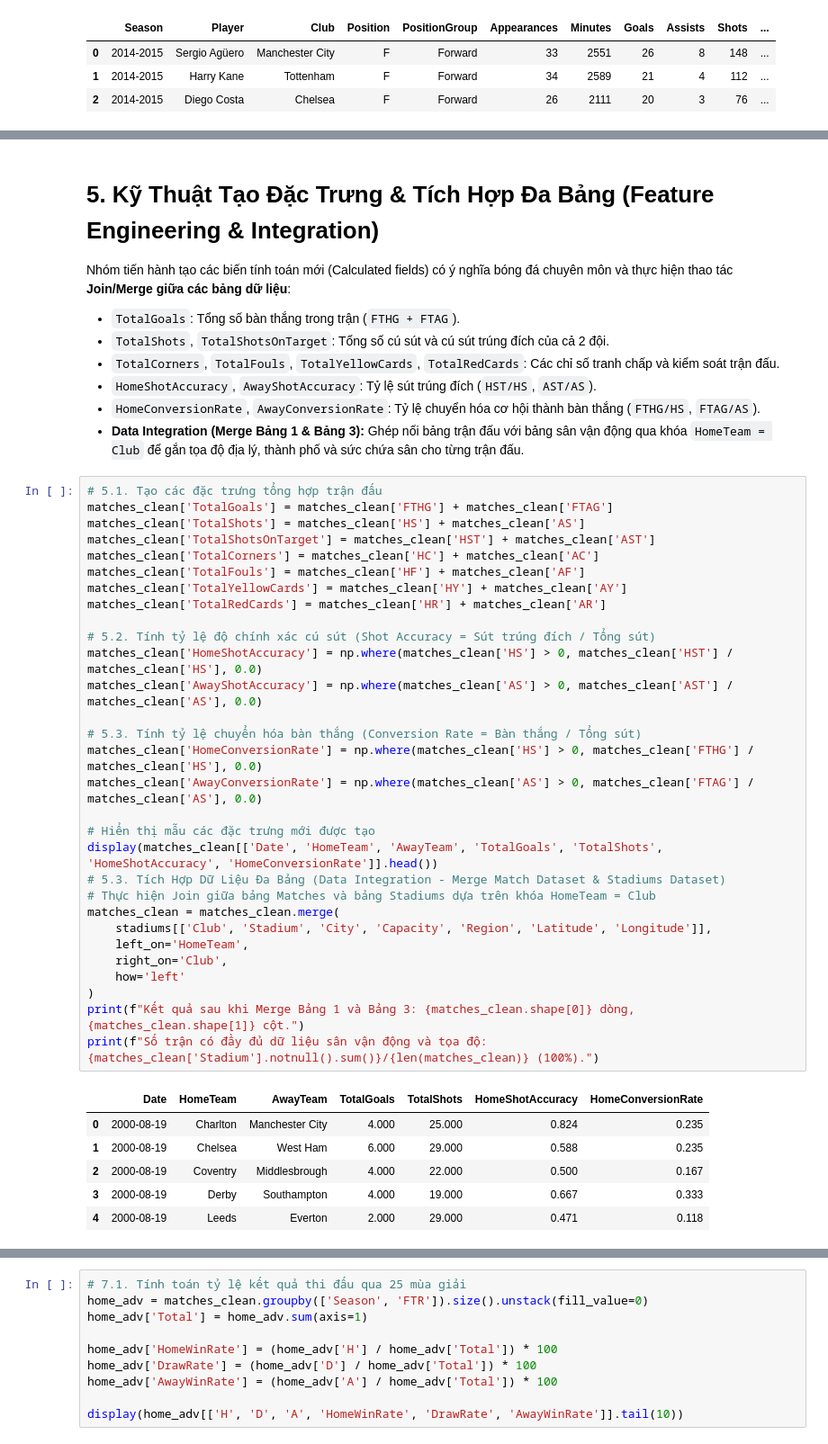
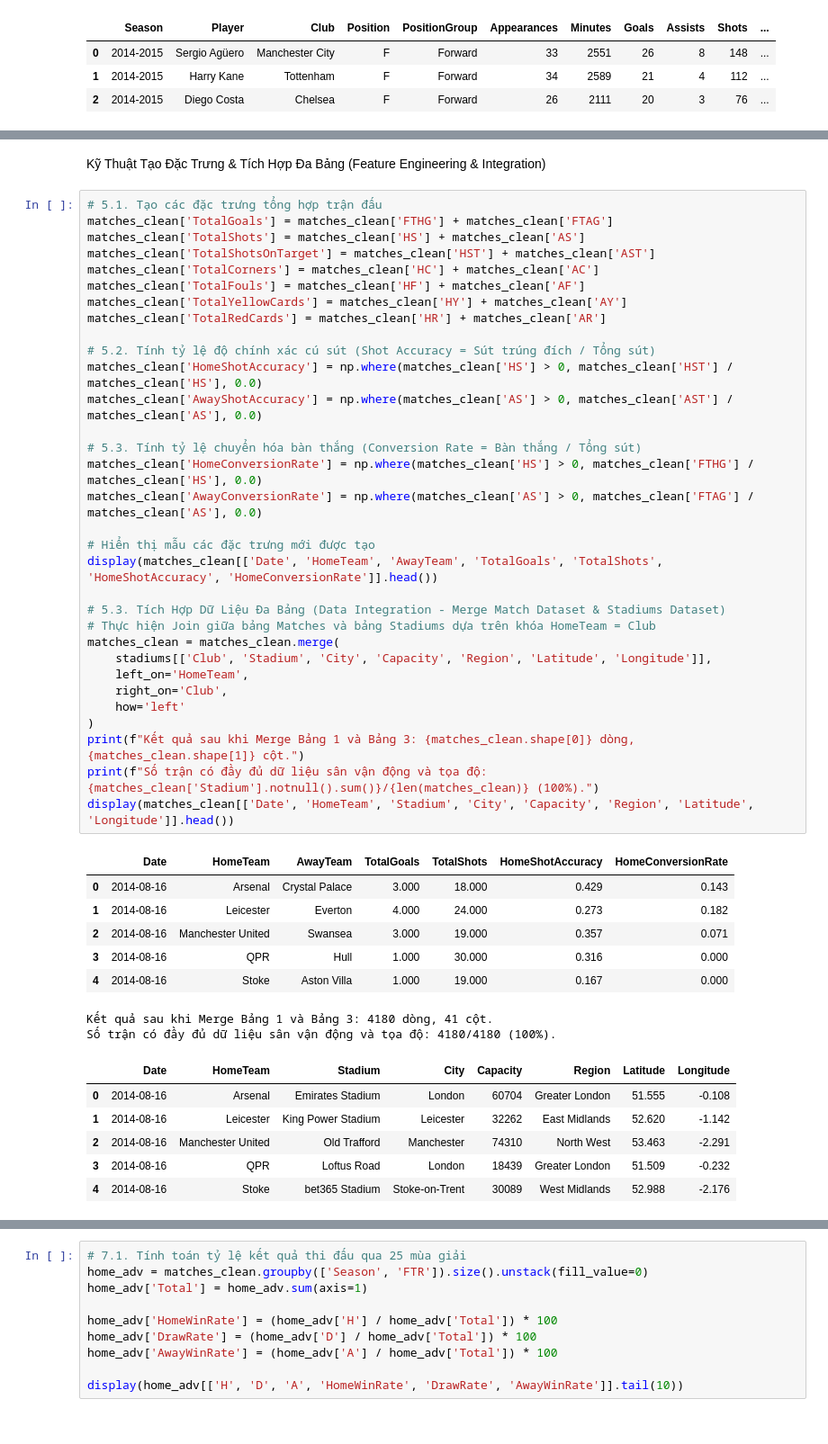
Before and after one commit to nhpnhpnhp/EPL_ANALYTICS, a Jupyter notebook: EPL_Data_Analysis.ipynb, the cells around one changed output, grey strips where cells are left out. Shown at 90% size. Drawn from its saved outputs; the diff is of its cells as text.

```diff
--- a/EPL_Data_Analysis.ipynb
+++ b/EPL_Data_Analysis.ipynb
@@ -384,46 +321,49 @@ Kiểm tra khuyết thiếu players_clean: 0
 # %% [markdown]
-# 5. Kỹ Thuật Tạo Đặc Trưng & Tích Hợp Đa Bảng (Feature Engineering & Integration)
-Nhóm tiến hành tạo các biến tính toán mới (Calculated fields) có ý nghĩa bóng đá chuyên môn và thực hiện thao tác **Join/Merge giữa các bảng dữ liệu**:
-- `TotalGoals`: Tổng số bàn thắng trong trận (`FTHG + FTAG`).
-- `TotalShots`, `TotalShotsOnTarget`: Tổng số cú sút và cú sút trúng đích của cả 2 đội.
-- `TotalCorners`, `TotalFouls`, `TotalYellowCards`, `TotalRedCards`: Các chỉ số tranh chấp và kiểm soát trận đấu.
-- `HomeShotAccuracy`, `AwayShotAccuracy`: Tỷ lệ sút trúng đích (`HST/HS`, `AST/AS`).
-- `HomeConversionRate`, `AwayConversionRate`: Tỷ lệ chuyển hóa cơ hội thành bàn thắng (`FTHG/HS`, `FTAG/AS`).
-- **Data Integration (Merge Bảng 1 & Bảng 3):** Ghép nối bảng trận đấu với bảng sân vận động qua khóa `HomeTeam = Club` để gắn tọa độ địa lý, thành phố và sức chứa sân cho từng trận đấu.
+ Kỹ Thuật Tạo Đặc Trưng & Tích Hợp Đa Bảng (Feature Engineering & Integration)
 # %%
 # 5.1. Tạo các đặc trưng tổng hợp trận đấu
 matches_clean['TotalGoals'] = matches_clean['FTHG'] + matches_clean['FTAG']
 matches_clean['TotalShots'] = matches_clean['HS'] + matches_clean['AS']
 matches_clean['TotalShotsOnTarget'] = matches_clean['HST'] + matches_clean['AST']
 matches_clean['TotalCorners'] = matches_clean['HC'] + matches_clean['AC']
 matches_clean['TotalFouls'] = matches_clean['HF'] + matches_clean['AF']
 matches_clean['TotalYellowCards'] = matches_clean['HY'] + matches_clean['AY']
 matches_clean['TotalRedCards'] = matches_clean['HR'] + matches_clean['AR']
 
 # 5.2. Tính tỷ lệ độ chính xác cú sút (Shot Accuracy = Sút trúng đích / Tổng sút)
 matches_clean['HomeShotAccuracy'] = np.where(matches_clean['HS'] > 0, matches_clean['HST'] / matches_clean['HS'], 0.0)
 matches_clean['AwayShotAccuracy'] = np.where(matches_clean['AS'] > 0, matches_clean['AST'] / matches_clean['AS'], 0.0)
 
 # 5.3. Tính tỷ lệ chuyển hóa bàn thắng (Conversion Rate = Bàn thắng / Tổng sút)
 matches_clean['HomeConversionRate'] = np.where(matches_clean['HS'] > 0, matches_clean['FTHG'] / matches_clean['HS'], 0.0)
 matches_clean['AwayConversionRate'] = np.where(matches_clean['AS'] > 0, matches_clean['FTAG'] / matches_clean['AS'], 0.0)
 
 # Hiển thị mẫu các đặc trưng mới được tạo
 display(matches_clean[['Date', 'HomeTeam', 'AwayTeam', 'TotalGoals', 'TotalShots', 'HomeShotAccuracy', 'HomeConversionRate']].head())
+
 # 5.3. Tích Hợp Dữ Liệu Đa Bảng (Data Integration - Merge Match Dataset & Stadiums Dataset)
 # Thực hiện Join giữa bảng Matches và bảng Stadiums dựa trên khóa HomeTeam = Club
 matches_clean = matches_clean.merge(
     stadiums[['Club', 'Stadium', 'City', 'Capacity', 'Region', 'Latitude', 'Longitude']],
     left_on='HomeTeam',
     right_on='Club',
     how='left'
 )
 print(f"Kết quả sau khi Merge Bảng 1 và Bảng 3: {matches_clean.shape[0]} dòng, {matches_clean.shape[1]} cột.")
 print(f"Số trận có đầy đủ dữ liệu sân vận động và tọa độ: {matches_clean['Stadium'].notnull().sum()}/{len(matches_clean)} (100%).")
+display(matches_clean[['Date', 'HomeTeam', 'Stadium', 'City', 'Capacity', 'Region', 'Latitude', 'Longitude']].head())
 # %% [output]
 |  | Date | HomeTeam | AwayTeam | TotalGoals | TotalShots | HomeShotAccuracy | HomeConversionRate |
-| 0 | 2000-08-19 | Charlton | Manchester City | 4.000 | 25.000 | 0.824 | 0.235 |
-| 1 | 2000-08-19 | Chelsea | West Ham | 6.000 | 29.000 | 0.588 | 0.235 |
-| 2 | 2000-08-19 | Coventry | Middlesbrough | 4.000 | 22.000 | 0.500 | 0.167 |
-| 3 | 2000-08-19 | Derby | Southampton | 4.000 | 19.000 | 0.667 | 0.333 |
-| 4 | 2000-08-19 | Leeds | Everton | 2.000 | 29.000 | 0.471 | 0.118 |
+| 0 | 2014-08-16 | Arsenal | Crystal Palace | 3.000 | 18.000 | 0.429 | 0.143 |
+| 1 | 2014-08-16 | Leicester | Everton | 4.000 | 24.000 | 0.273 | 0.182 |
+| 2 | 2014-08-16 | Manchester United | Swansea | 3.000 | 19.000 | 0.357 | 0.071 |
+| 3 | 2014-08-16 | QPR | Hull | 1.000 | 30.000 | 0.316 | 0.000 |
+| 4 | 2014-08-16 | Stoke | Aston Villa | 1.000 | 19.000 | 0.167 | 0.000 |
+Kết quả sau khi Merge Bảng 1 và Bảng 3: 4180 dòng, 41 cột.
+Số trận có đầy đủ dữ liệu sân vận động và tọa độ: 4180/4180 (100%).
+|  | Date | HomeTeam | Stadium | City | Capacity | Region | Latitude | Longitude |
+| 0 | 2014-08-16 | Arsenal | Emirates Stadium | London | 60704 | Greater London | 51.555 | -0.108 |
+| 1 | 2014-08-16 | Leicester | King Power Stadium | Leicester | 32262 | East Midlands | 52.620 | -1.142 |
+| 2 | 2014-08-16 | Manchester United | Old Trafford | Manchester | 74310 | North West | 53.463 | -2.291 |
+| 3 | 2014-08-16 | QPR | Loftus Road | London | 18439 | Greater London | 51.509 | -0.232 |
+| 4 | 2014-08-16 | Stoke | bet365 Stadium | Stoke-on-Trent | 30089 | West Midlands | 52.988 | -2.176 |
```
Also changed, not shown: parts of 62 cells of this notebook, 29 other files.
